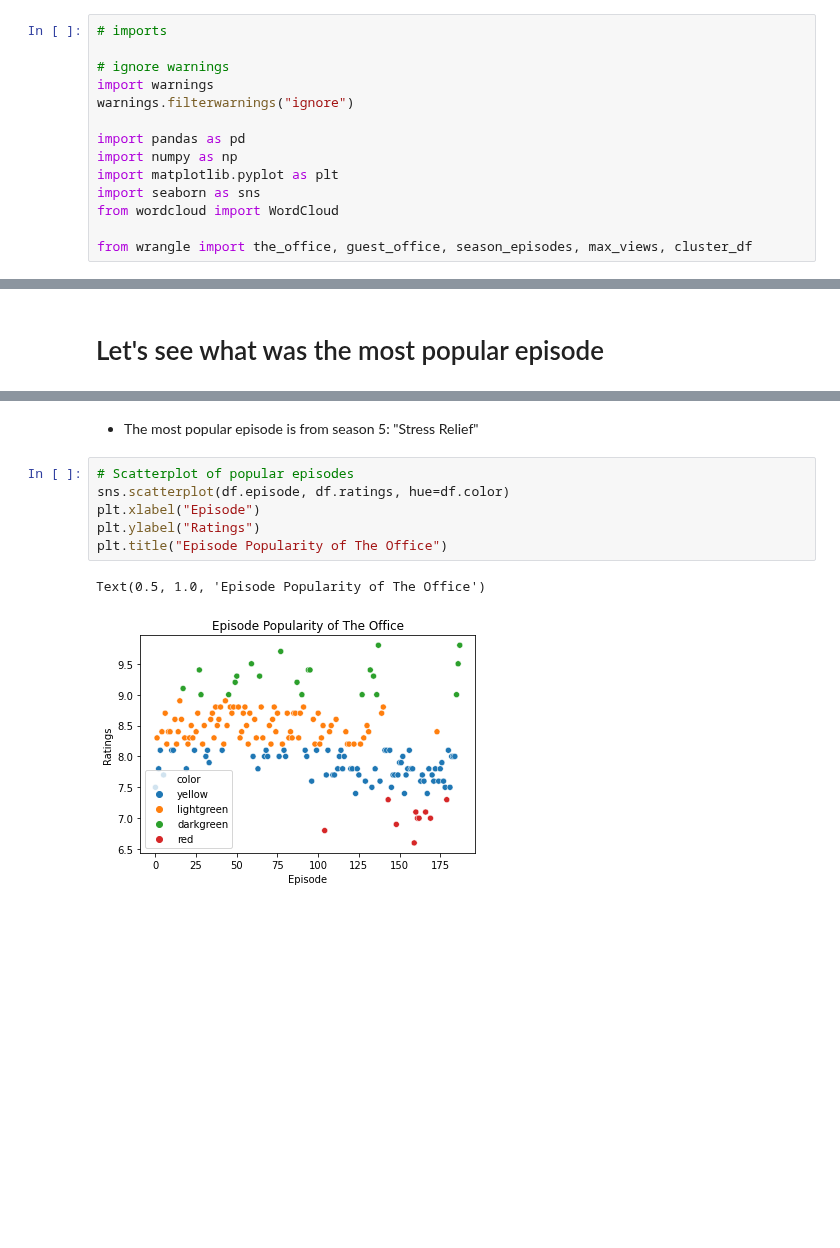
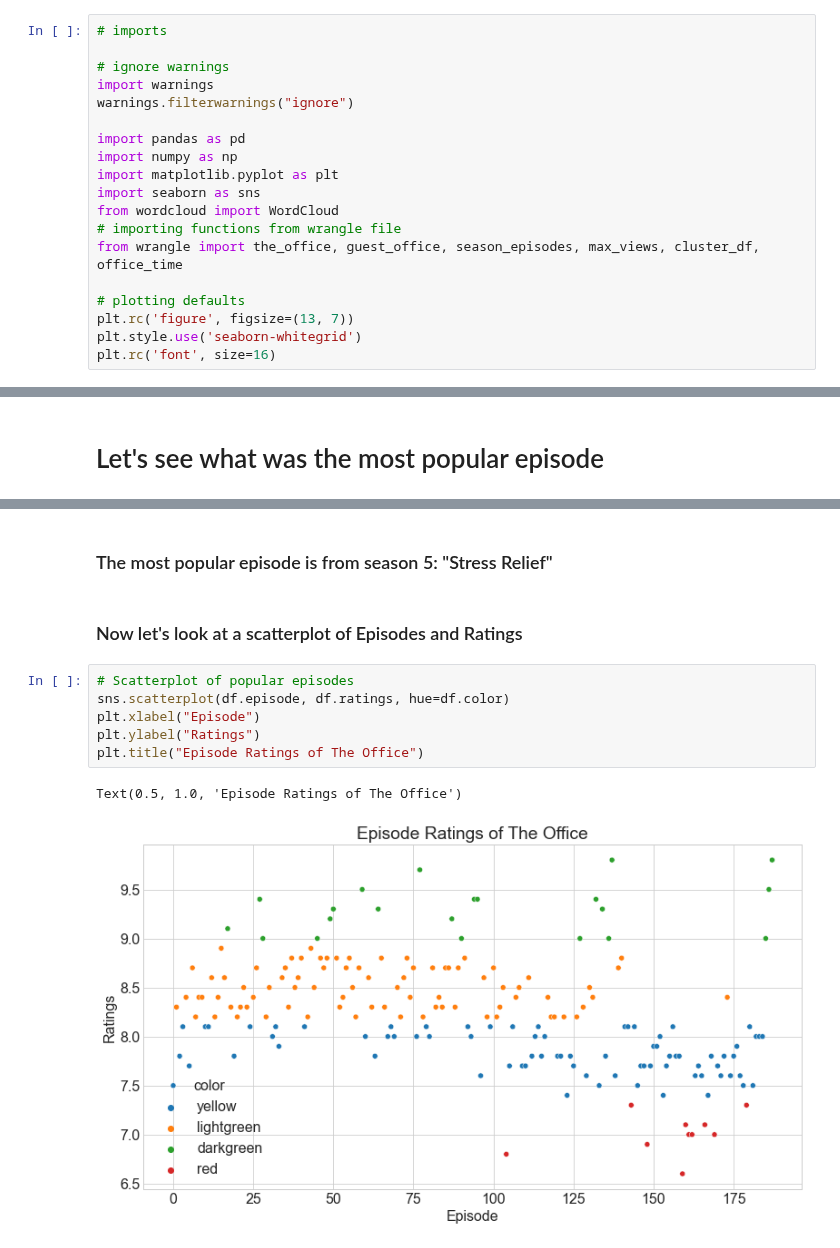
Before and after one commit to jamesallen0351/the_office, a Jupyter notebook: the_office_final.ipynb, the cells around one changed output, grey strips where cells are left out. Drawn from its saved outputs; the diff is of its cells as text; blank space fills up the shorter version.

```diff
--- a/the_office_final.ipynb
+++ b/the_office_final.ipynb
@@ -14,8 +14,13 @@ import numpy as np
 import matplotlib.pyplot as plt
 import seaborn as sns
 from wordcloud import WordCloud
+# importing functions from wrangle file
+from wrangle import the_office, guest_office, season_episodes, max_views, cluster_df, office_time
 
-from wrangle import the_office, guest_office, season_episodes, max_views, cluster_df
+# plotting defaults
+plt.rc('figure', figsize=(13, 7))
+plt.style.use('seaborn-whitegrid')
+plt.rc('font', size=16)
 # %% [markdown]
 # Acquire
 # %%
@@ -99,11 +111,13 @@ Name: 77, dtype: object
 # %% [markdown]
-- The most popular episode is from season 5: "Stress Relief"
+### The most popular episode is from season 5: "Stress Relief"
+# %% [markdown]
+### Now let's look at a scatterplot of Episodes and Ratings
 # %%
 # Scatterplot of popular episodes
 sns.scatterplot(df.episode, df.ratings, hue=df.color)
 plt.xlabel("Episode")
 plt.ylabel("Ratings")
-plt.title("Episode Popularity of The Office")
+plt.title("Episode Ratings of The Office")
 # %% [output]
-Text(0.5, 1.0, 'Episode Popularity of The Office')
+Text(0.5, 1.0, 'Episode Ratings of The Office')
-[figure, old version]
+[figure, new version]
```
Also changed, not shown: parts of 25 cells of this notebook.
